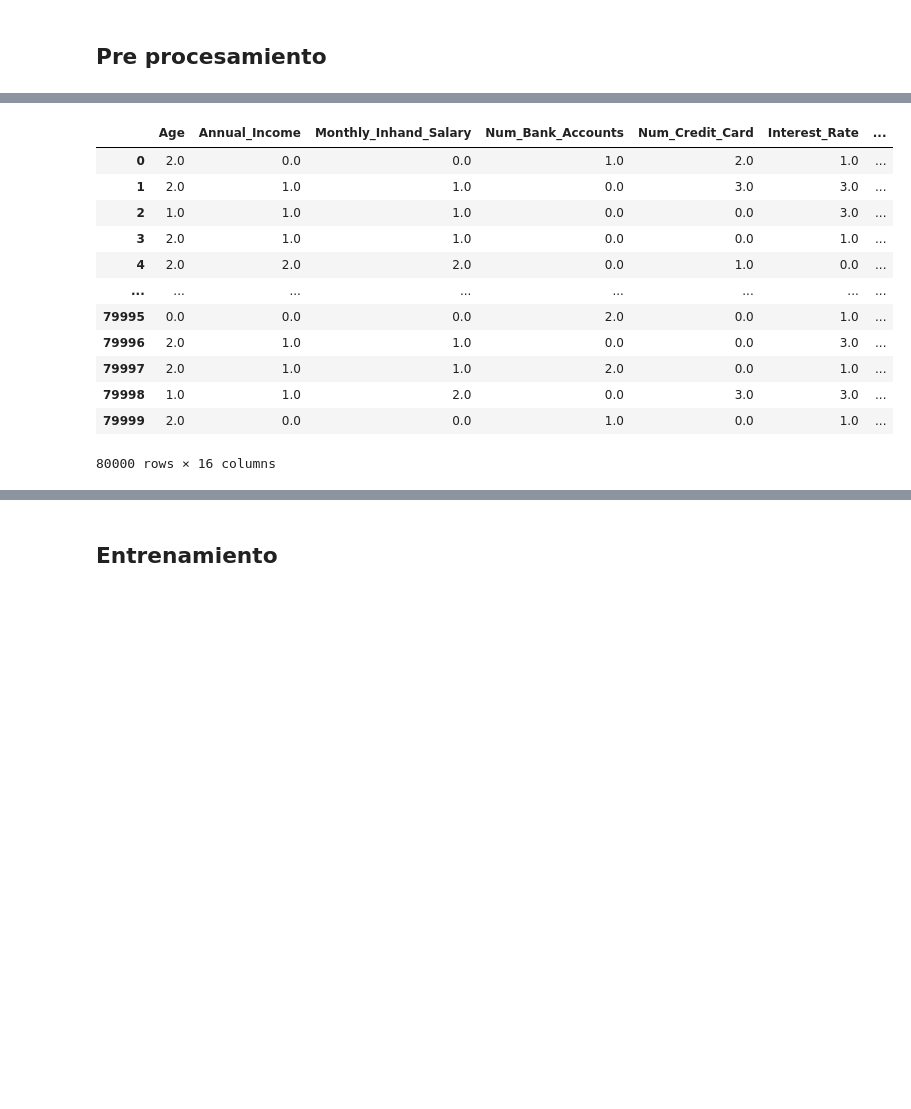
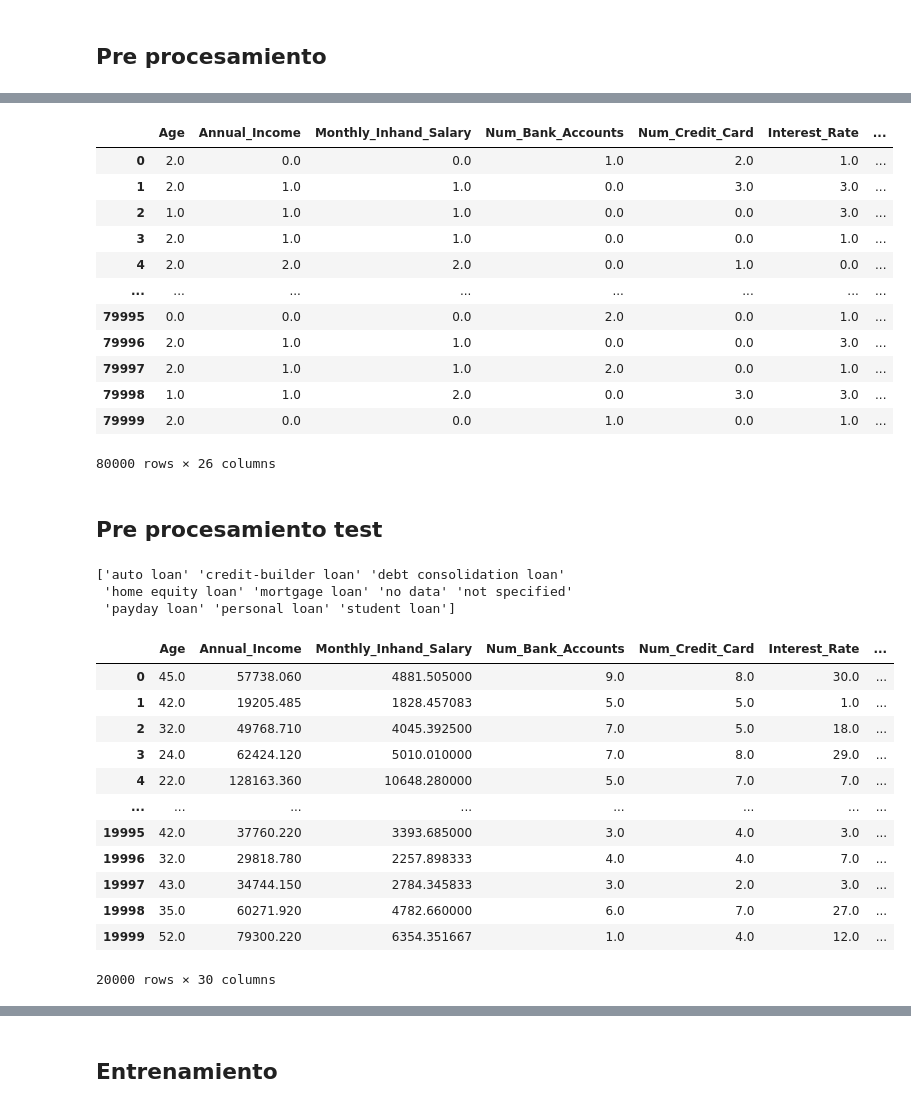
Before and after one commit to Kekon130/ML_Practica2, a Jupyter notebook: practica2_discreto.ipynb, the cells around one changed output, grey strips where cells are left out. Drawn from its saved outputs; the diff is of its cells as text; code cells hidden in the pictures; blank space fills up the shorter version.

```diff
--- a/practica2_discreto.ipynb
+++ b/practica2_discreto.ipynb
@@ -455,6 +453,22 @@ oe = OrdinalEncoder()
 
 df_train[['Age', 'Annual_Income', 'Monthly_Inhand_Salary', 'Num_Bank_Accounts', 'Num_Credit_Card', 'Interest_Rate', 'Num_of_Loan', 'Delay_from_due_date', 'Num_of_Delayed_Payment', 'Changed_Credit_Limit', 'Num_Credit_Inquiries', 'Credit_Mix', 'Outstanding_Debt', 'Payment_of_Min_Amount', 'Payment_Behaviour']] = oe.fit_transform(df_train[['Age', 'Annual_Income', 'Monthly_Inhand_Salary', 'Num_Bank_Accounts', 'Num_Credit_Card', 'Interest_Rate', 'Num_of_Loan', 'Delay_from_due_date', 'Num_of_Delayed_Payment', 'Changed_Credit_Limit', 'Num_Credit_Inquiries', 'Credit_Mix', 'Outstanding_Debt', 'Payment_of_Min_Amount', 'Payment_Behaviour']])
 
+# one_hot_encoded_data = pd.get_dummies(df_train, columns = ['Interest_Rate', 'Num_of_Loan', 'Delay_from_due_date', 'Num_of_Delayed_Payment', 'Changed_Credit_Limit', 'Num_Credit_Inquiries', 'Credit_Mix', 'Outstanding_Debt', 'Payment_of_Min_Amount', 'Payment_Behaviour', 'Monthly_Balance'])
+# print(one_hot_encoded_data)
+from sklearn.preprocessing import OneHotEncoder
+enc=OneHotEncoder()
+
+
+#one_hot_encoded_data = pd.get_dummies(df_train, columns = ['Age', 'Annual_Income', 'Monthly_Inhand_Salary', 'Num_Bank_Accounts', 'Num_Credit_Card', 'Interest_Rate', 'Num_of_Loan', 'Delay_from_due_date', 'Num_of_Delayed_Payment', 'Changed_Credit_Limit', 'Num_Credit_Inquiries', 'Credit_Mix', 'Outstanding_Debt', 'Payment_of_Min_Amount', 'Payment_Behaviour', 'Monthly_Balance'])
+
+
+#df_train = df_train.drop(['Age', 'Annual_Income', 'Monthly_Inhand_Salary', 'Num_Bank_Accounts', 'Num_Credit_Card', 'Interest_Rate', 'Num_of_Loan', 'Delay_from_due_date', 'Num_of_Delayed_Payment', 'Changed_Credit_Limit', 'Num_Credit_Inquiries', 'Credit_Mix', 'Outstanding_Debt', 'Payment_of_Min_Amount', 'Payment_Behaviour', 'Monthly_Balance'], axis=1)
+
+#df_train = pd.concat([df_train, one_hot_encoded_data], axis = 1)
+
+# https://www.geeksforgeeks.org/ml-one-hot-encoding-of-datasets-in-python/
+
+
 df_train
 # %% [output]
 |  | Age | Annual_Income | Monthly_Inhand_Salary | Num_Bank_Accounts | Num_Credit_Card | Interest_Rate | ... |
@@ -469,4 +483,45 @@ df_train
 | 79997 | 2.0 | 1.0 | 1.0 | 2.0 | 0.0 | 1.0 | ... |
 | 79998 | 1.0 | 1.0 | 2.0 | 0.0 | 3.0 | 3.0 | ... |
 | 79999 | 2.0 | 0.0 | 0.0 | 1.0 | 0.0 | 1.0 | ... |
-80000 rows × 16 columns
+80000 rows × 26 columns
+# %% [markdown]
+## Pre procesamiento test
+# %%
+# Columnas innecesarias
+df_test = df_test.drop('Month', axis=1)
+df_test = df_test.drop('Name', axis=1)
+df_test = df_test.drop('SSN', axis=1)
+df_test = df_test.drop('Occupation', axis=1)
+df_test = df_test.drop('ID', axis=1)
+df_test = df_test.drop('Customer_ID', axis=1)
+# %%
+count_vectorizer = CountVectorizer(tokenizer = lambda x: re.sub(", ", ",", x).replace("and ", "").split(','))
+data = count_vectorizer.fit_transform(df_test['Type_of_Loan'])
+print(count_vectorizer.get_feature_names_out())
+
+data_array = data.toarray()
+data_array[data_array > 1] = 1
+
+df_test[count_vectorizer.get_feature_names_out()] = data_array
+
+df_test = df_test.drop('Type_of_Loan', axis=1)
+# %% [output]
+['auto loan' 'credit-builder loan' 'debt consolidation loan'
+ 'home equity loan' 'mortgage loan' 'no data' 'not specified'
+ 'payday loan' 'personal loan' 'student loan']
+# %%
+df_test
+# %% [output]
+|  | Age | Annual_Income | Monthly_Inhand_Salary | Num_Bank_Accounts | Num_Credit_Card | Interest_Rate | ... |
+| 0 | 45.0 | 57738.060 | 4881.505000 | 9.0 | 8.0 | 30.0 | ... |
+| 1 | 42.0 | 19205.485 | 1828.457083 | 5.0 | 5.0 | 1.0 | ... |
+| 2 | 32.0 | 49768.710 | 4045.392500 | 7.0 | 5.0 | 18.0 | ... |
+| 3 | 24.0 | 62424.120 | 5010.010000 | 7.0 | 8.0 | 29.0 | ... |
+| 4 | 22.0 | 128163.360 | 10648.280000 | 5.0 | 7.0 | 7.0 | ... |
+| ... | ... | ... | ... | ... | ... | ... | ... |
+| 19995 | 42.0 | 37760.220 | 3393.685000 | 3.0 | 4.0 | 3.0 | ... |
+| 19996 | 32.0 | 29818.780 | 2257.898333 | 4.0 | 4.0 | 7.0 | ... |
+| 19997 | 43.0 | 34744.150 | 2784.345833 | 3.0 | 2.0 | 3.0 | ... |
+| 19998 | 35.0 | 60271.920 | 4782.660000 | 6.0 | 7.0 | 27.0 | ... |
+| 19999 | 52.0 | 79300.220 | 6354.351667 | 1.0 | 4.0 | 12.0 | ... |
+20000 rows × 30 columns
```
Also changed, not shown: parts of 46 cells of this notebook.
